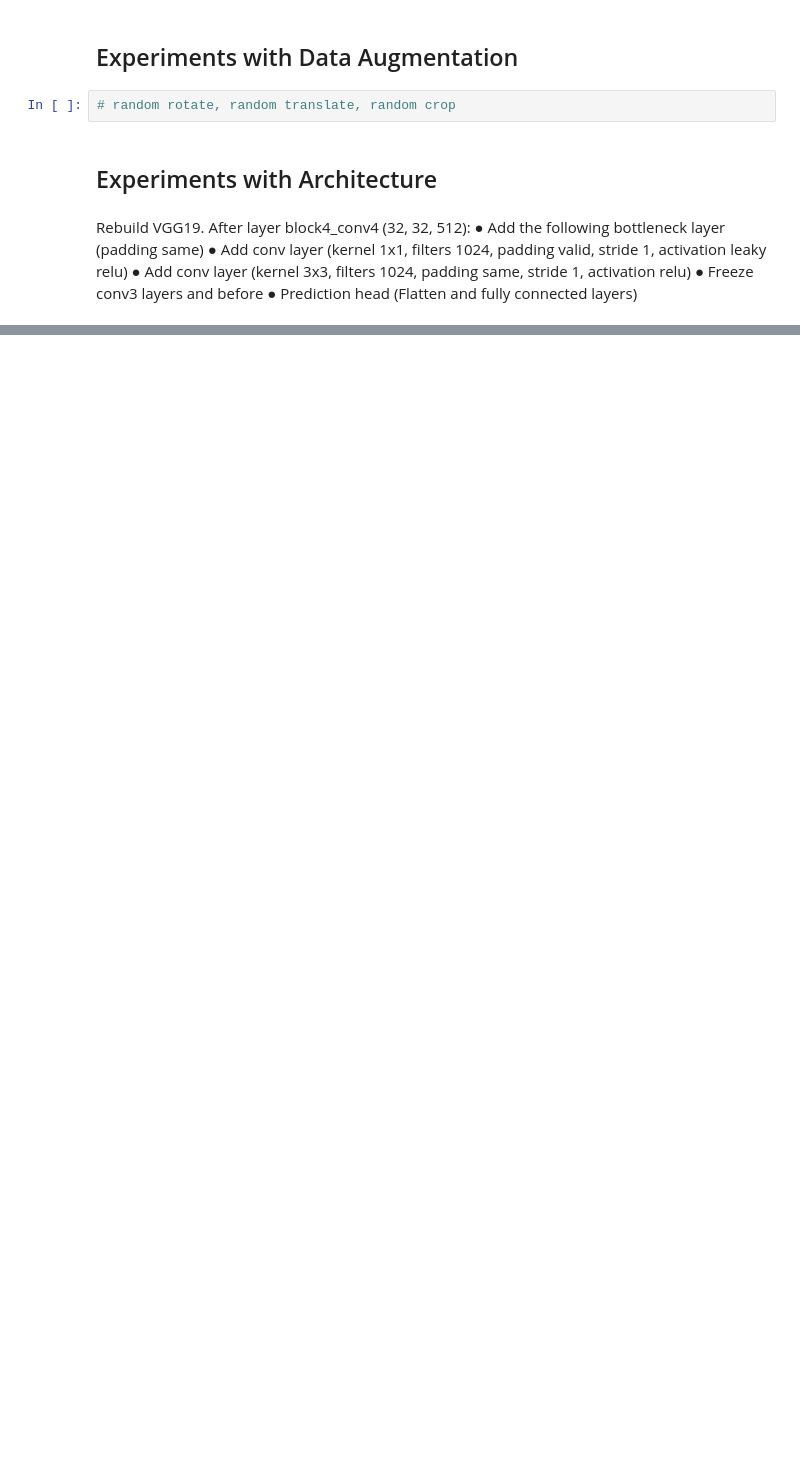
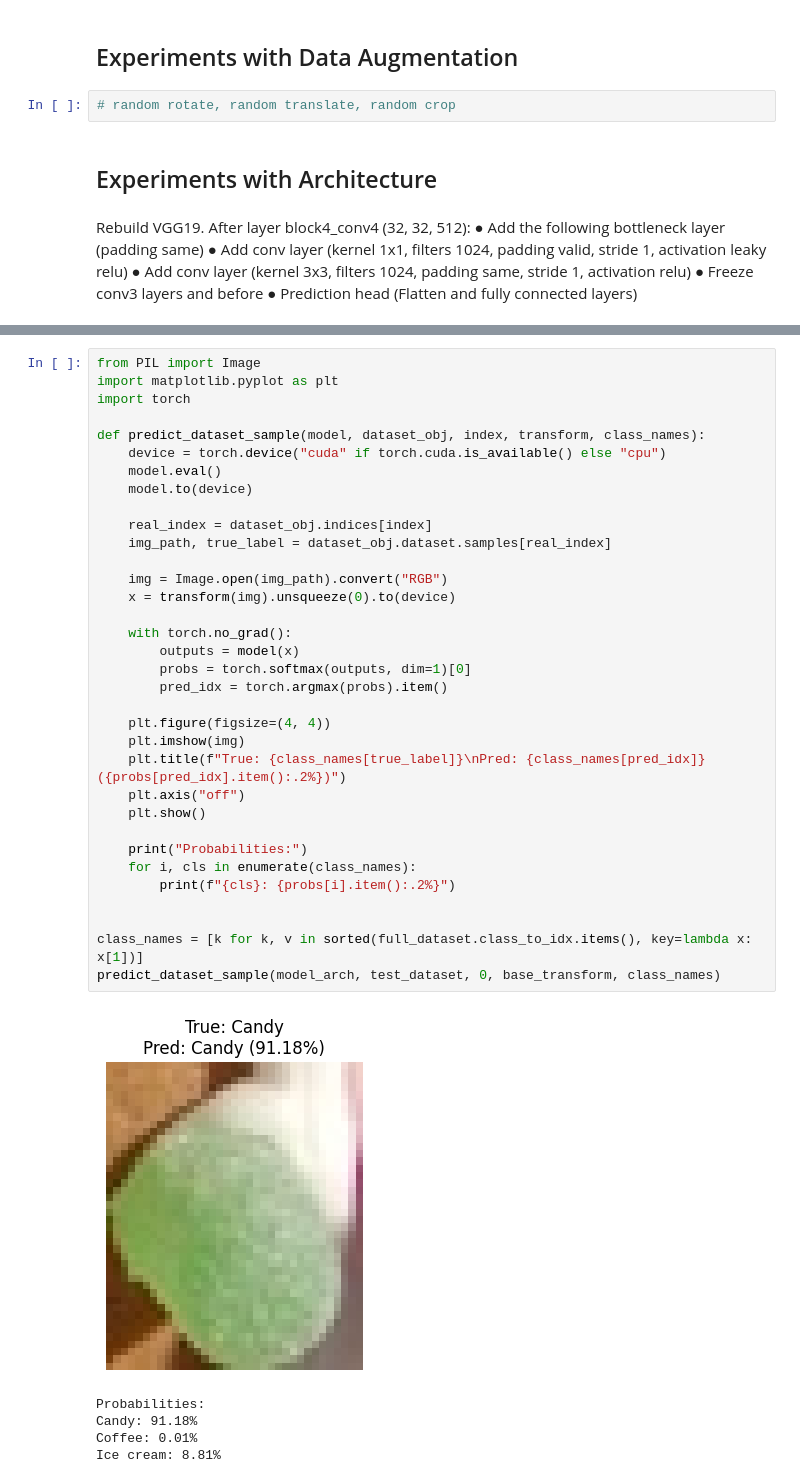
Before and after one commit to GeorgH02/Image-Classification, a Jupyter notebook: project.ipynb, the cells around one changed output, grey strips where cells are left out. Cells and saved outputs as stored; diff of their text form; blank space fills up the shorter version.

```diff
--- a/project.ipynb
+++ b/project.ipynb
@@ -446,0 +592,40 @@ relu)
+# %%
+from PIL import Image
+import matplotlib.pyplot as plt
+import torch
+
+def predict_dataset_sample(model, dataset_obj, index, transform, class_names):
+    device = torch.device("cuda" if torch.cuda.is_available() else "cpu")
+    model.eval()
+    model.to(device)
+
+    real_index = dataset_obj.indices[index]
+    img_path, true_label = dataset_obj.dataset.samples[real_index]
+
+    img = Image.open(img_path).convert("RGB")
+    x = transform(img).unsqueeze(0).to(device)
+
+    with torch.no_grad():
+        outputs = model(x)
+        probs = torch.softmax(outputs, dim=1)[0]
+        pred_idx = torch.argmax(probs).item()
+
+    plt.figure(figsize=(4, 4))
+    plt.imshow(img)
+    plt.title(f"True: {class_names[true_label]}\nPred: {class_names[pred_idx]} ({probs[pred_idx].item():.2%})")
+    plt.axis("off")
+    plt.show()
+
+    print("Probabilities:")
+    for i, cls in enumerate(class_names):
+        print(f"{cls}: {probs[i].item():.2%}")
+
+
+class_names = [k for k, v in sorted(full_dataset.class_to_idx.items(), key=lambda x: x[1])]
+predict_dataset_sample(model_arch, test_dataset, 0, base_transform, class_names)
+# %% [output]
+[figure, added]
+Probabilities:
+Candy: 91.18%
+Coffee: 0.01%
+Ice cream: 8.81%
```
Also changed, not shown: parts of 20 cells of this notebook, 1 other file.
